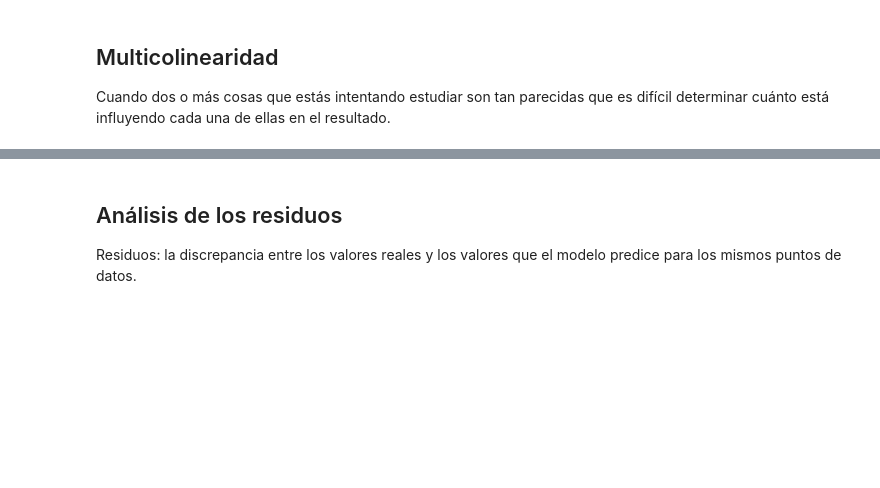
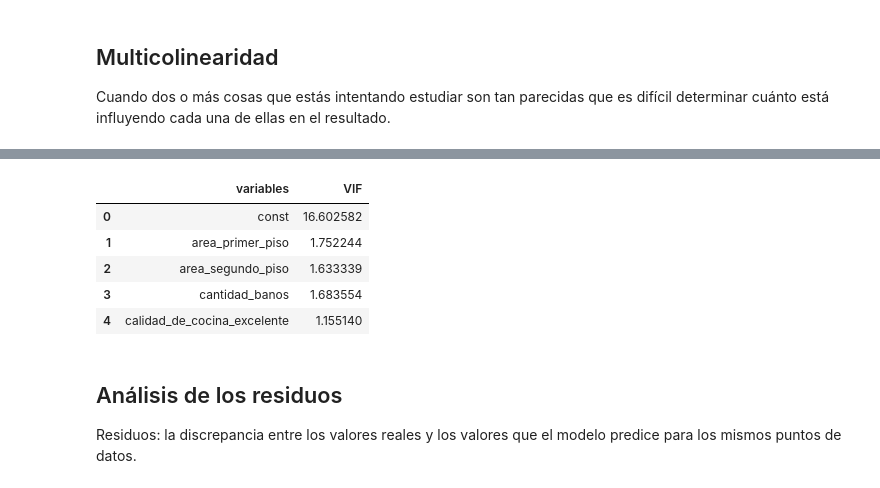
Before and after one commit to JDVAR7/2145-data-science-probando-relaciones-con-regresion-lineal, a Jupyter notebook: precios_de_inmuebles_regresion_lineal.ipynb, the cells around one changed output, grey strips where cells are left out. Saved outputs shown, nothing was run; the diff lists cells and outputs as text; code cells hidden in the pictures; blank space fills up the shorter version.

```diff
--- a/precios_de_inmuebles_regresion_lineal.ipynb
+++ b/precios_de_inmuebles_regresion_lineal.ipynb
@@ -527,3 +551,16 @@ Cuando dos o más cosas que estás intentando estudiar son tan parecidas que es
+# %%
+# VIF 3
+vif_3 = pd.DataFrame()
+vif_3["variables"] = explicativas_3
+vif_3["VIF"] = [vif(X_train[explicativas_3], i) for i in range(len(explicativas_3))]
+vif_3
+# %% [output]
+|  | variables | VIF |
+| 0 | const | 16.602582 |
+| 1 | area_primer_piso | 1.752244 |
+| 2 | area_segundo_piso | 1.633339 |
+| 3 | cantidad_banos | 1.683554 |
+| 4 | calidad_de_cocina_excelente | 1.155140 |
 # %% [markdown]
 ## Análisis de los residuos
 
```
Also changed, not shown: parts of 8 cells of this notebook.
